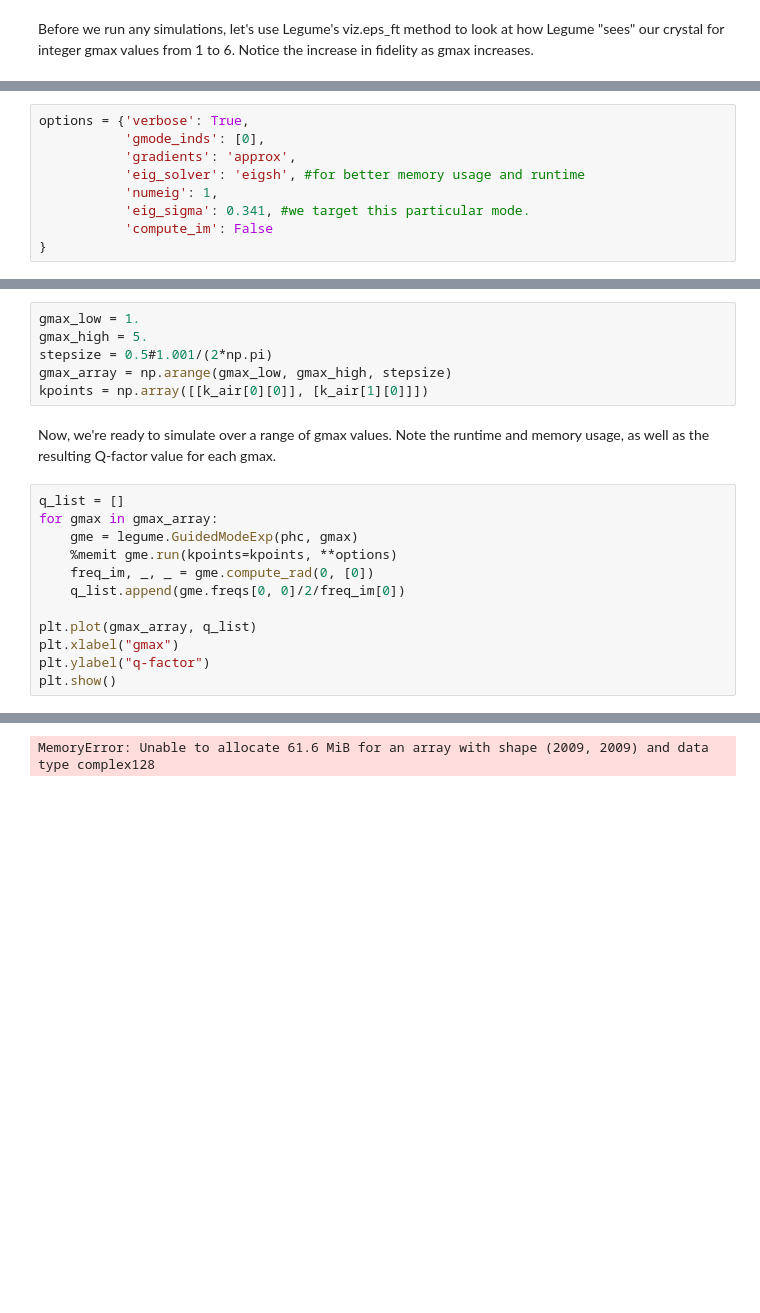
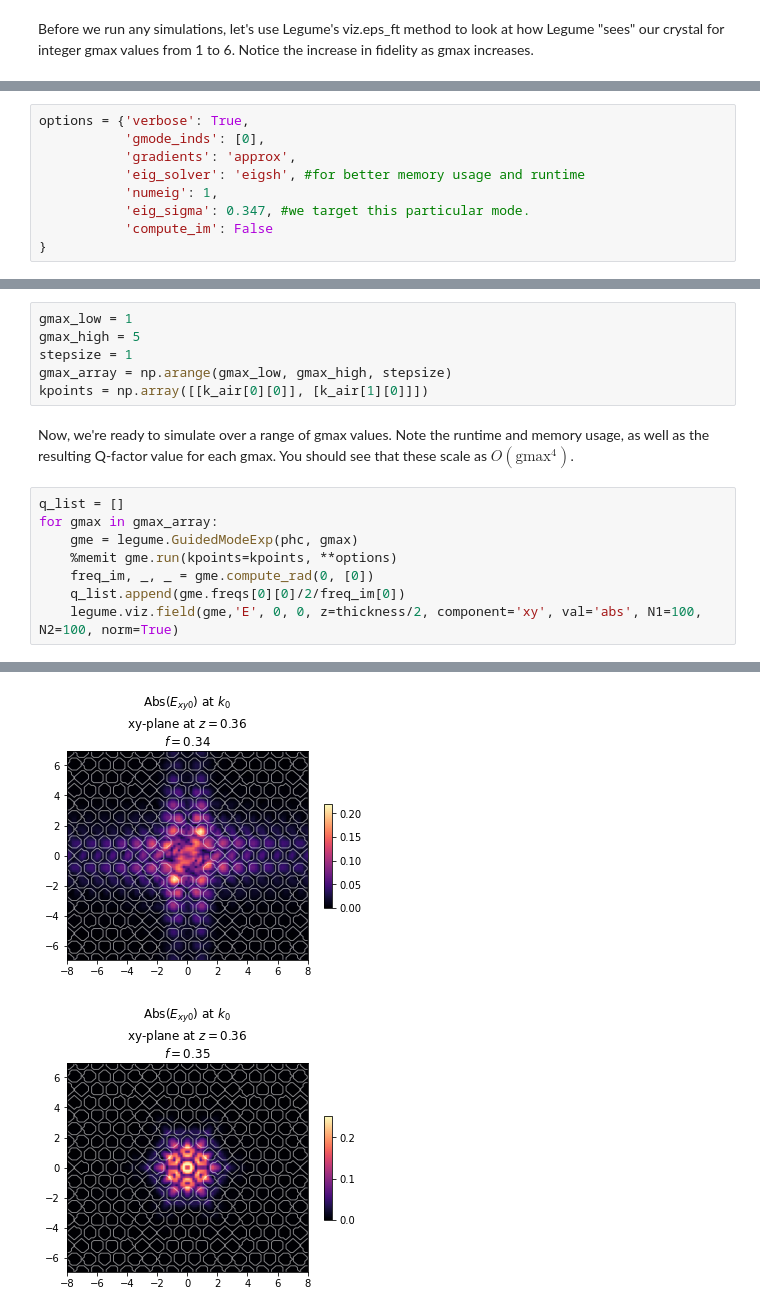
Before and after one commit to ENPH-2113-Silicon-Photonics/legume, a Jupyter notebook: chickpea_docs/03_Convergence_and_gmax.ipynb, the cells around one changed output, grey strips where cells are left out. Drawn from its saved outputs; the diff is of its cells as text; blank space fills up the shorter version.

Commit message:
Convergence and gmax run

```diff
--- a/chickpea_docs/03_Convergence_and_gmax.ipynb
+++ b/chickpea_docs/03_Convergence_and_gmax.ipynb
@@ -92,7 +97,7 @@ options = {'verbose': True,
            'gradients': 'approx',
            'eig_solver': 'eigsh', #for better memory usage and runtime
            'numeig': 1,
-           'eig_sigma': 0.341, #we target this particular mode.
+           'eig_sigma': 0.347, #we target this particular mode.
            'compute_im': False
 }
 # %% [markdown]
@@ -100,21 +107,19 @@ To observe convergence with gmax, we require a large enough supercell. Internall
 # %%
-gmax_low = 1.
-gmax_high = 5.
-stepsize = 0.5#1.001/(2*np.pi)
+gmax_low = 1
+gmax_high = 5
+stepsize = 1
 gmax_array = np.arange(gmax_low, gmax_high, stepsize)
 kpoints = np.array([[k_air[0][0]], [k_air[1][0]]])
 # %% [markdown]
-Now, we're ready to simulate over a range of gmax values. Note the runtime and memory usage, as well as the resulting Q-factor value for each gmax.
+Now, we're ready to simulate over a range of gmax values.
+Note the runtime and memory usage, as well as the resulting Q-factor value for each gmax.
+You should see that these scale as $O(\text{gmax}^4)$.
 # %%
 q_list = []
 for gmax in gmax_array:
     gme = legume.GuidedModeExp(phc, gmax)
     %memit gme.run(kpoints=kpoints, **options)
     freq_im, _, _ = gme.compute_rad(0, [0])
-    q_list.append(gme.freqs[0, 0]/2/freq_im[0])
-
-plt.plot(gmax_array, q_list)
-plt.xlabel("gmax")
-plt.ylabel("q-factor")
-plt.show()
+    q_list.append(gme.freqs[0][0]/2/freq_im[0])
+    legume.viz.field(gme,'E', 0, 0, z=thickness/2, component='xy', val='abs', N1=100, N2=100, norm=True)
 # %% [output]
@@ -128 +143,2 @@ Running k-point 1 of 1
-MemoryError: Unable to allocate 61.6 MiB for an array with shape (2009, 2009) and data type complex128
+[figure, added]
+[figure, added]
```
Also changed, not shown: parts of 8 cells of this notebook.
